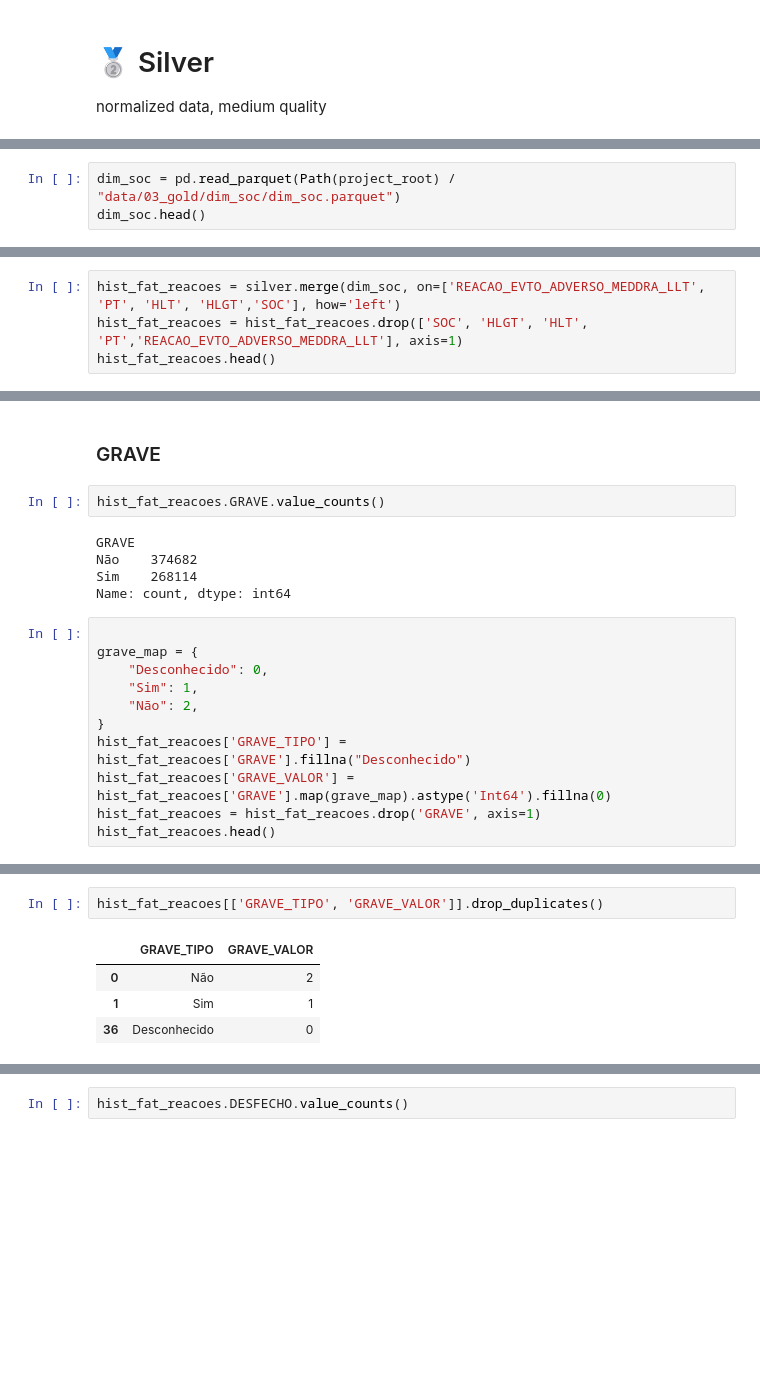
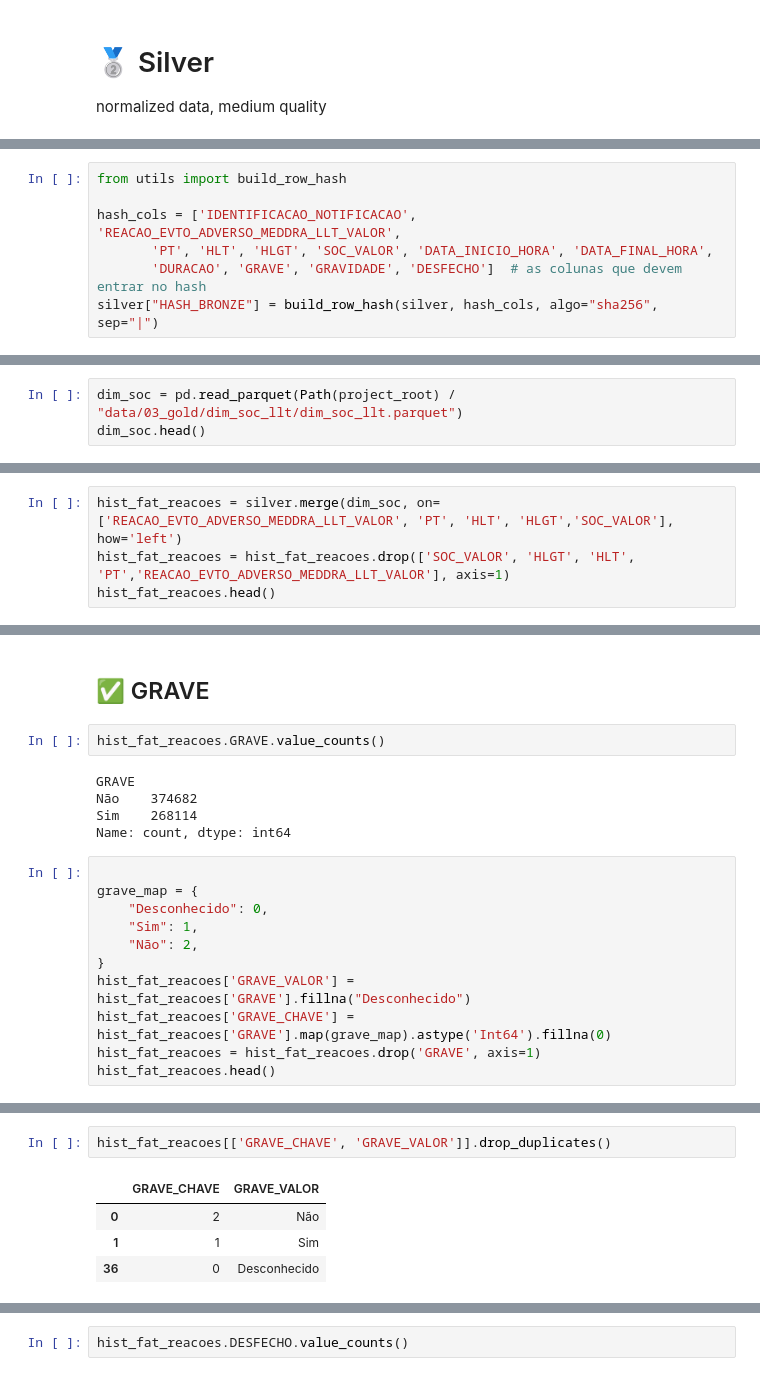
Before and after one commit to mlab-inf-ufrgs/vigimed, a Jupyter notebook: src/reacoes/etl_fat_reacoes.ipynb, the cells around one changed output, grey strips where cells are left out. Saved outputs shown, nothing was run; the diff lists cells and outputs as text; blank space fills up the shorter version.

```diff
--- a/src/reacoes/etl_fat_reacoes.ipynb
+++ b/src/reacoes/etl_fat_reacoes.ipynb
@@ -127 +143,8 @@ silver = bronze.copy()
+# %%
+from utils import build_row_hash
+
+hash_cols = ['IDENTIFICACAO_NOTIFICACAO', 'REACAO_EVTO_ADVERSO_MEDDRA_LLT_VALOR',
+       'PT', 'HLT', 'HLGT', 'SOC_VALOR', 'DATA_INICIO_HORA', 'DATA_FINAL_HORA',
+       'DURACAO', 'GRAVE', 'GRAVIDADE', 'DESFECHO']  # as colunas que devem entrar no hash
+silver["HASH_BRONZE"] = build_row_hash(silver, hash_cols, algo="sha256", sep="|")
 # %% [markdown]
@@ -131,4 +172,4 @@ silver = bronze.copy()
 # %%
-dim_soc = pd.read_parquet(Path(project_root) / "data/03_gold/dim_soc/dim_soc.parquet")
+dim_soc = pd.read_parquet(Path(project_root) / "data/03_gold/dim_soc_llt/dim_soc_llt.parquet")
 dim_soc.head()
 # %% [output]
@@ -146,7 +187,7 @@ Index(['PK_SOC', 'SOC', 'HLGT', 'HLT', 'PT', 'PK_LLT',
       dtype='object')
 # %%
-hist_fat_reacoes = silver.merge(dim_soc, on=['REACAO_EVTO_ADVERSO_MEDDRA_LLT', 'PT', 'HLT', 'HLGT','SOC'], how='left')
-hist_fat_reacoes = hist_fat_reacoes.drop(['SOC', 'HLGT', 'HLT', 'PT','REACAO_EVTO_ADVERSO_MEDDRA_LLT'], axis=1)
+hist_fat_reacoes = silver.merge(dim_soc, on=['REACAO_EVTO_ADVERSO_MEDDRA_LLT_VALOR', 'PT', 'HLT', 'HLGT','SOC_VALOR'], how='left')
+hist_fat_reacoes = hist_fat_reacoes.drop(['SOC_VALOR', 'HLGT', 'HLT', 'PT','REACAO_EVTO_ADVERSO_MEDDRA_LLT_VALOR'], axis=1)
 hist_fat_reacoes.head()
 # %% [output]
 |  | IDENTIFICACAO_NOTIFICACAO | DATA_INICIO_HORA | DATA_FINAL_HORA | DURACAO | GRAVE | GRAVIDADE | DESFECHO | ... |
@@ -193,7 +235,7 @@ hist_fat_reacoes.head()
 | 3 | BR-ANVISA-300000008 | 2018-10-25 | NaT | 5 dia | Sim | Outro efeito clinicamente signifi... | Recuperado/Resolvido | ... |
 | 4 | BR-ANVISA-300000010 | NaT | NaT | None | Sim | Hospitalização/Prolongamento de h... | Recuperado/Resolvido | ... |
 # %% [markdown]
-### GRAVE
+## ✅ GRAVE
 # %%
 hist_fat_reacoes.GRAVE.value_counts()
 # %% [output]
@@ -208,8 +250,8 @@ grave_map = {
     "Sim": 1,
     "Não": 2,
 }
-hist_fat_reacoes['GRAVE_TIPO'] = hist_fat_reacoes['GRAVE'].fillna("Desconhecido")
-hist_fat_reacoes['GRAVE_VALOR'] = hist_fat_reacoes['GRAVE'].map(grave_map).astype('Int64').fillna(0)
+hist_fat_reacoes['GRAVE_VALOR'] = hist_fat_reacoes['GRAVE'].fillna("Desconhecido")
+hist_fat_reacoes['GRAVE_CHAVE'] = hist_fat_reacoes['GRAVE'].map(grave_map).astype('Int64').fillna(0)
 hist_fat_reacoes = hist_fat_reacoes.drop('GRAVE', axis=1)
 hist_fat_reacoes.head()
 # %% [output]
@@ -220,10 +262,10 @@ hist_fat_reacoes.head()
 | 3 | BR-ANVISA-300000008 | 2018-10-25 | NaT | 5 dia | Outro efeito clinicamente signifi... | Recuperado/Resolvido | 2025-11-17 | ... |
 | 4 | BR-ANVISA-300000010 | NaT | NaT | None | Hospitalização/Prolongamento de h... | Recuperado/Resolvido | 2025-11-17 | ... |
 # %%
-hist_fat_reacoes[['GRAVE_TIPO', 'GRAVE_VALOR']].drop_duplicates()
+hist_fat_reacoes[['GRAVE_CHAVE', 'GRAVE_VALOR']].drop_duplicates()
 # %% [output]
-|  | GRAVE_TIPO | GRAVE_VALOR |
-| 0 | Não | 2 |
-| 1 | Sim | 1 |
-| 36 | Desconhecido | 0 |
+|  | GRAVE_CHAVE | GRAVE_VALOR |
+| 0 | 2 | Não |
+| 1 | 1 | Sim |
+| 36 | 0 | Desconhecido |
 # %% [markdown]
```
Also changed, not shown: parts of 30 cells of this notebook, 23 other files.
